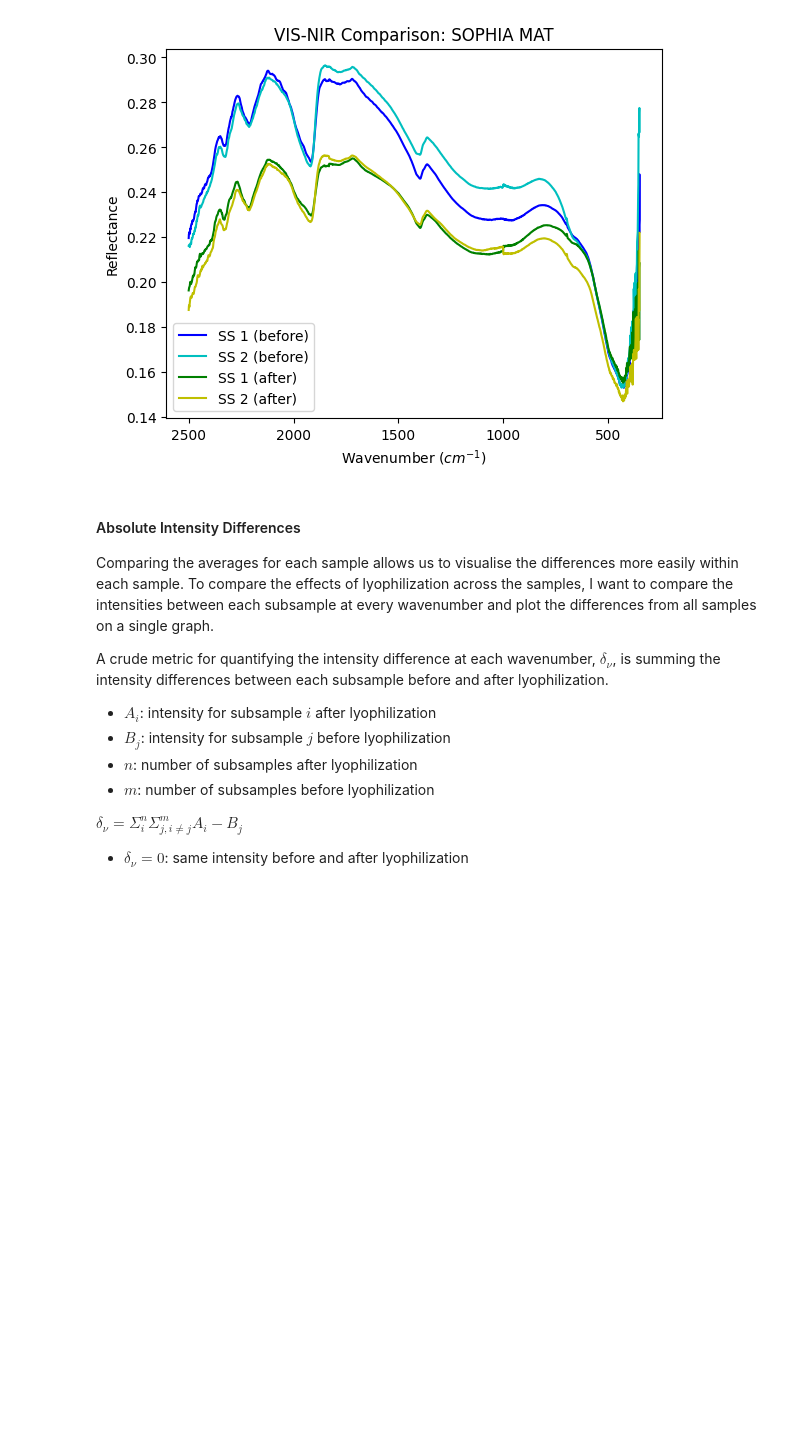
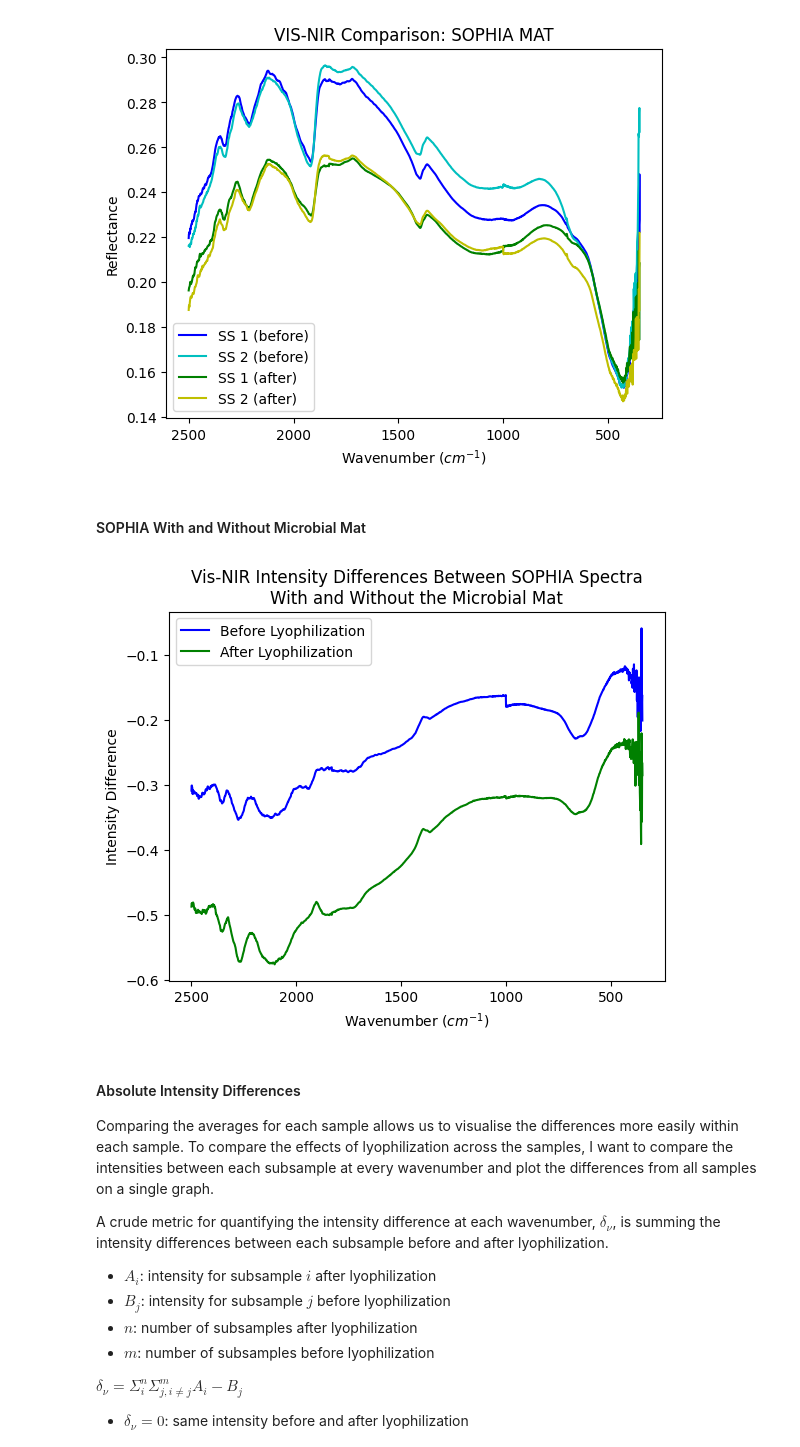
Before and after one commit to charlie-minns/mars-analogs-spectral-analysis, a Jupyter notebook: Spectral Analysis.ipynb, the cells around one changed output. Saved outputs shown, nothing was run; the diff lists cells and outputs as text; code cells hidden in the pictures; blank space fills up the shorter version.

Commit message:
SOPHIA comparisons with and without mat, before and after lyophilization

```diff
--- a/Spectral Analysis.ipynb
+++ b/Spectral Analysis.ipynb
@@ -91,6 +91,31 @@ def plot_before_after(before, after, title):
         ax.legend()
 
         fig.savefig('./Spectra/' + title + '/' + sample_before + '.png')
+# %%
+def plot_sample_comparison(sample_A_before, sample_B_before, sample_A_after, sample_B_after, title):
+  fig, ax = plt.subplots()
+  ax.set_title(title)
+  ax.set(xlabel='Wavenumber ($cm^{-1}$)', ylabel='Intensity Difference')
+
+  const_wavenumbers = sample_A_before[0][0]
+  n_wavenumbers = len(const_wavenumbers)
+
+  wavenumber_diffs_before = list(np.full(n_wavenumbers, 0))
+  wavenumber_diffs_after = list(np.full(n_wavenumbers, 0))
+
+  for i in range(len(sample_A_before)):
+    for j in range(len(sample_B_before)):
+      for k in range(n_wavenumbers):
+        wavenumber_diffs_before[k] += (sample_B_before[j][1][k] - sample_A_before[i][1][k])
+        wavenumber_diffs_after[k] += (sample_B_after[j][1][k] - sample_A_after[i][1][k])
+
+  ax.plot(const_wavenumbers, wavenumber_diffs_before, '-b', label='Before Lyophilization')
+  ax.plot(const_wavenumbers, wavenumber_diffs_after, '-g', label='After Lyophilization')
+
+  ax.invert_xaxis()
+  ax.legend()
+
+  fig.savefig('./Spectra/' + title.replace('\n', ' ') + '.png')
 # %%
 def plot_intensity_diff(before, after, title):
   fig, ax = plt.subplots()
@@ -154,6 +179,12 @@ plot_before_after(BEFORE_VIS_NIR, AFTER_VIS_NIR, 'VIS-NIR Comparison')
 [figure]
 [figure]
 [figure]
+# %% [markdown]
+#### SOPHIA With and Without Microbial Mat
+# %%
+plot_sample_comparison(BEFORE_VIS_NIR["SOPHIA"], BEFORE_VIS_NIR["SOPHIA MAT"], AFTER_VIS_NIR["SOPHIA"], AFTER_VIS_NIR["SOPHIA MAT"], 'Vis-NIR Intensity Differences Between SOPHIA Spectra\nWith and Without the Microbial Mat')
+# %% [output]
+[figure, added]
 # %% [markdown]
 #### Absolute Intensity Differences
 
```
Also changed, not shown: parts of 2 cells of this notebook, 2 other files.
